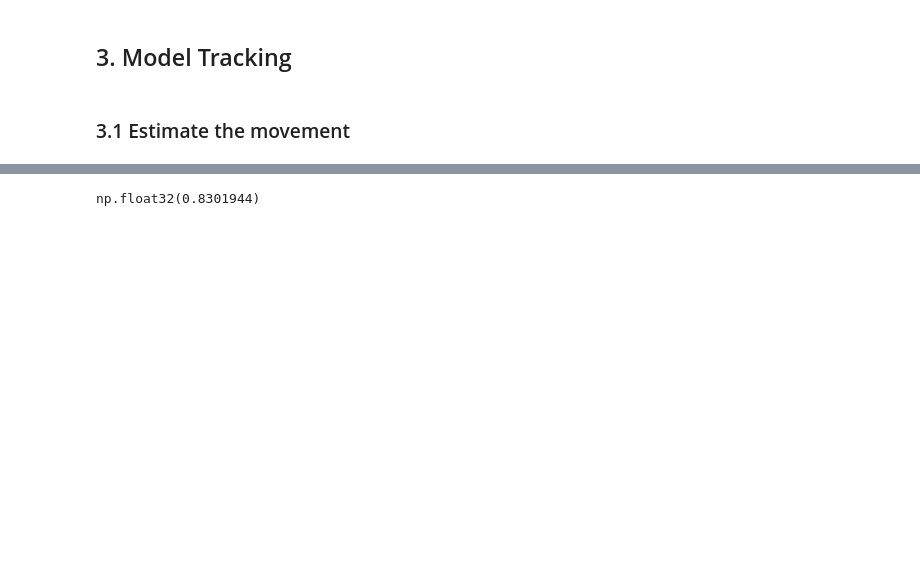
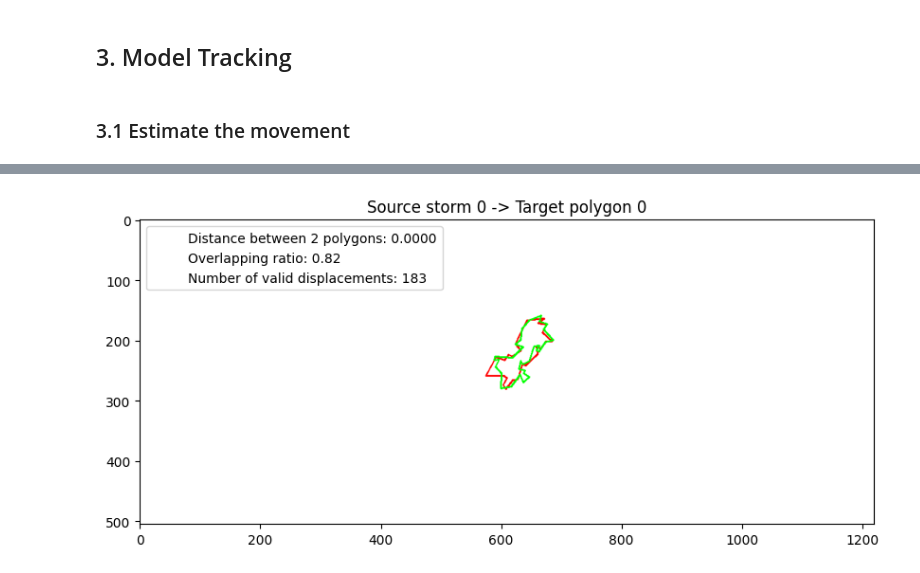
Before and after one commit to quochieu586/Thunderstorm-Nowcasting-Geometry-Topology-Approach, a Jupyter notebook: motion_estimation.ipynb, the cells around one changed output, grey strips where cells are left out. Cells and saved outputs as stored; diff of their text form; code cells hidden in the pictures; blank space fills up the shorter version.

Commit message:
feat: add displacement estimation

```diff
--- a/motion_estimation.ipynb
+++ b/motion_estimation.ipynb
@@ -81,7 +91,7 @@ polygons_time = [process_contours(contours_dbz[0]) for contours_dbz in contours_
 
 plt.figure(figsize=(6, 6))
 # plt.subplot(1, 2, 1)
-idx = 1
+idx = 2
 contours = contours_time[idx][0]
 simplified_contours = polygons_to_contours(polygons_time[idx])
 
@@ -250,16 +196,0 @@ plt.show()
-# %%
-overlapping_matrix_pred = compute_overlapping(predicted_polygons, actual_polygons)
-overlapping_matrix_origin = compute_overlapping(prev_polygons, actual_polygons)
-
-overlapping_pred = overlapping_matrix_pred.sum(axis=-1)
-overlapping_origin = overlapping_matrix_origin.sum(axis=-1)
-
-areas = [pol.area for pol in predicted_polygons]
-total_area = sum(areas)
-
-overlapping_ratio_pred = sum([ratio * area / total_area for ratio, area in zip(overlapping_pred, areas)])
-overlapping_ratio_origin = sum([ratio * area / total_area for ratio, area in zip(overlapping_origin, areas)])
-
-overlapping_ratio_pred
-# %% [output]
-np.float32(0.8301944)
@@ -284,0 +312,37 @@ np.float32(0.8301944)
+# %%
+r = radii[-1]
+circle_area = r * r * np.pi
+
+prev = 1
+curr = 2
+
+prev_storm_idx = 0
+curr_storm_idx = 0
+
+prev_storm = storms_time[prev][prev_storm_idx]
+curr_storm = storms_time[curr][curr_storm_idx]
+
+# plot contours into the blank image
+plt.figure(figsize=(10, 10))
+blank_img = np.ones_like(src_images[0], dtype=np.uint8) * 255
+
+prev_polygon = prev_storm.pol
+prev_contours = polygons_to_contours([prev_polygon])
+cv2.drawContours(blank_img, prev_contours, -1, color=(255,0,0), thickness=2)
+
+curr_polygon = curr_storm.pol
+curr_contours = polygons_to_contours([curr_polygon])
+cv2.drawContours(blank_img, curr_contours, -1, color=(0,255,0), thickness=2)
+
+displacement_list = compute_valid_pairs(prev_storm, curr_storm, circle_area)
+
+plt.plot([], [], color=(1,1,1), label=f"Distance between 2 polygons: {prev_polygon.distance(curr_polygon):.4f}")
+plt.plot([], [], color=(1,1,1), label=f"Overlapping ratio: {compute_overlapping([prev_polygon], [curr_polygon])[0][0]:.2f}")
+plt.plot([], [], color=(1,1,1), label=f"Number of valid displacements: {len(displacement_list)}")
+
+plt.imshow(blank_img)
+plt.title(f"Source storm {prev_storm_idx} -> Target polygon {curr_storm_idx}")
+plt.legend(loc="upper left")
+plt.show()
+# %% [output]
+[figure, added]
```
Also changed, not shown: parts of 15 cells of this notebook, 7 other files.
